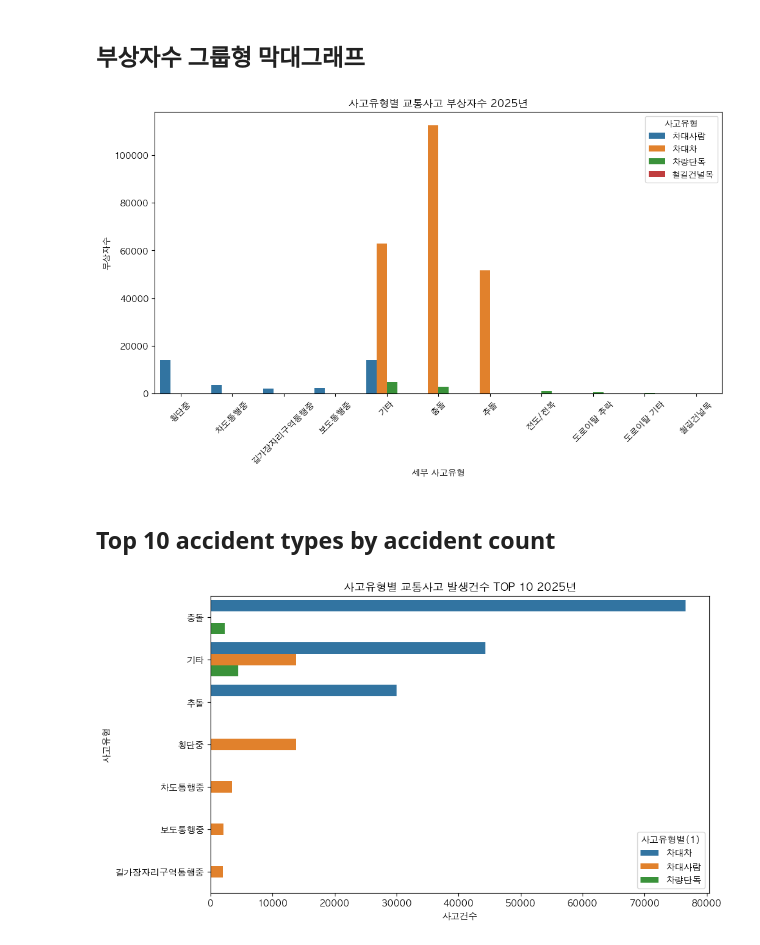
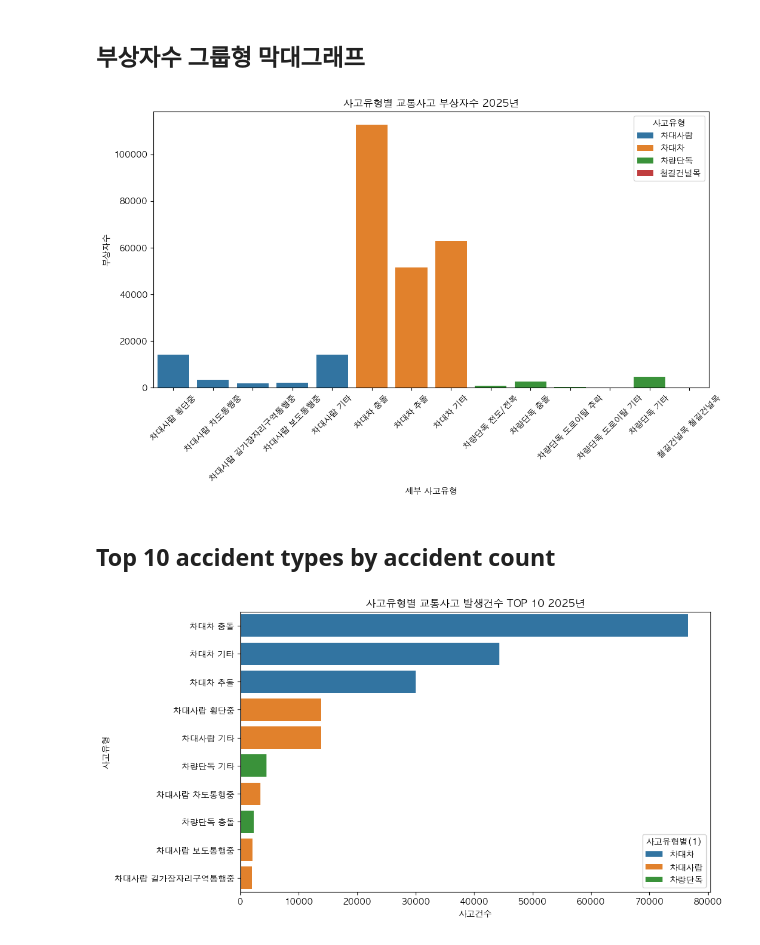
Before and after one commit to thihaoov/Korea-traffic-accident-analysis, a Jupyter notebook: notebooks/03_Accidents_by_Accident_Type.ipynb, the cells around one changed output. Cells and saved outputs as stored; diff of their text form; code cells hidden in the pictures.

```diff
--- a/notebooks/03_Accidents_by_Accident_Type.ipynb
+++ b/notebooks/03_Accidents_by_Accident_Type.ipynb
@@ -71,3 +71,6 @@ print(df_total)
 143     차량단독     도로이탈 기타  전체    129    10     152
 156     차량단독          기타  전체   4465   122    4788
 169    철길건널목       철길건널목  전체      2     2       0
+# %%
+df_total['사고유형'] = df_total['사고유형별(1)'] + ' ' + df_total['사고유형별(2)']
+print(df_total)
@@ -116,21 +135,21 @@ plt.show()
 # %%
 # 사고유형별 부상자수 시각화
 plt.figure(figsize=(12, 6))
 
 sns.barplot(data=df_total,
-            x='사고유형별(2)',
+            x='사고유형',
             y='부상자수',
             hue='사고유형별(1)')
 
 plt.title('사고유형별 교통사고 부상자수 2025년')
 plt.xlabel('세부 사고유형')
 plt.ylabel('부상자수')
 plt.xticks(rotation=45)
 plt.legend(title='사고유형')
 
 plt.show()
 # %% [output]
-[figure, old version]
+[figure, new version]
 # %% [markdown]
 ## Top 10 accident types by accident count
 # %%
@@ -141,7 +160,7 @@ plt.figure(figsize=(10, 6))
 
 sns.barplot(data=top10,
             x='사고건수',
-            y='사고유형별(2)',
+            y='사고유형',
             hue='사고유형별(1)')
 
 plt.title('사고유형별 교통사고 발생건수 TOP 10 2025년')
@@ -150,5 +169,5 @@ plt.ylabel('사고유형')
 
 plt.show()
 # %% [output]
-[figure, old version]
+[figure, new version]
 # %%
```
Also changed, not shown: parts of 4 cells of this notebook, 3 other files.
